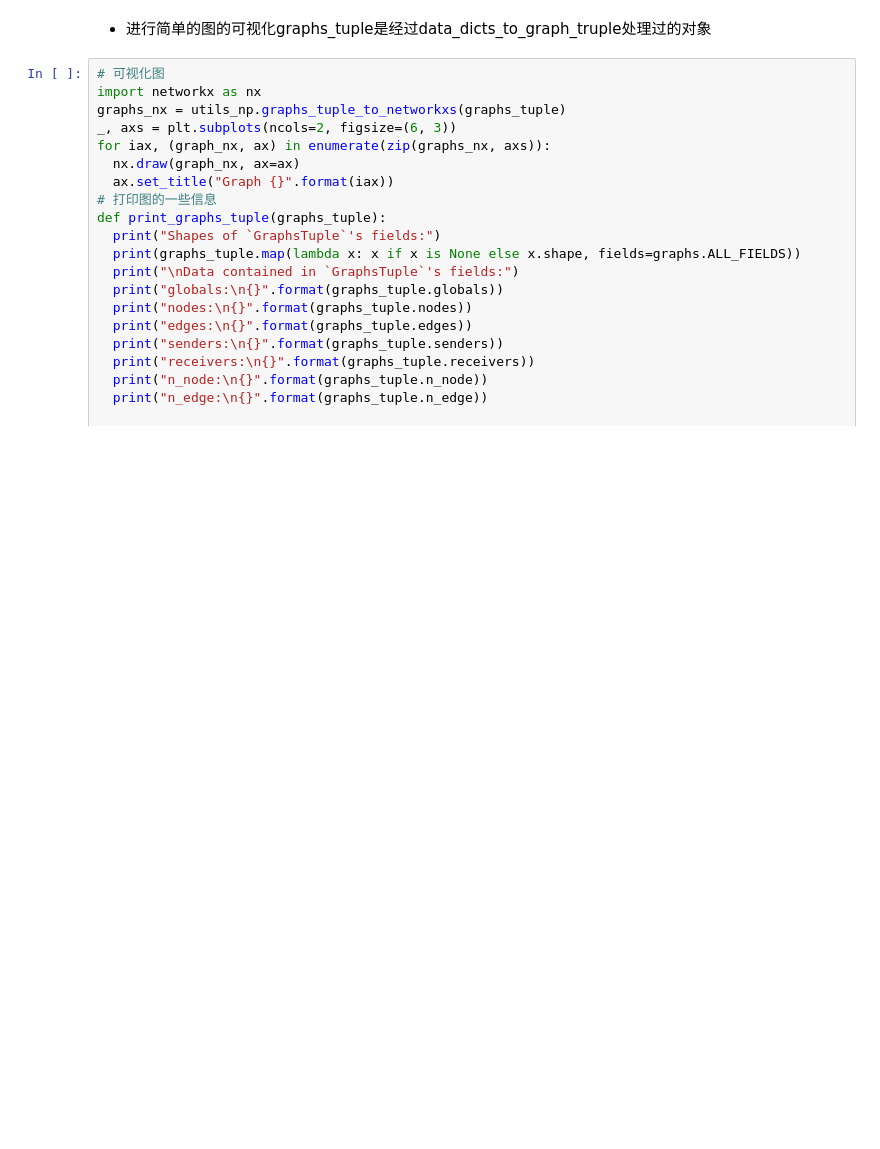
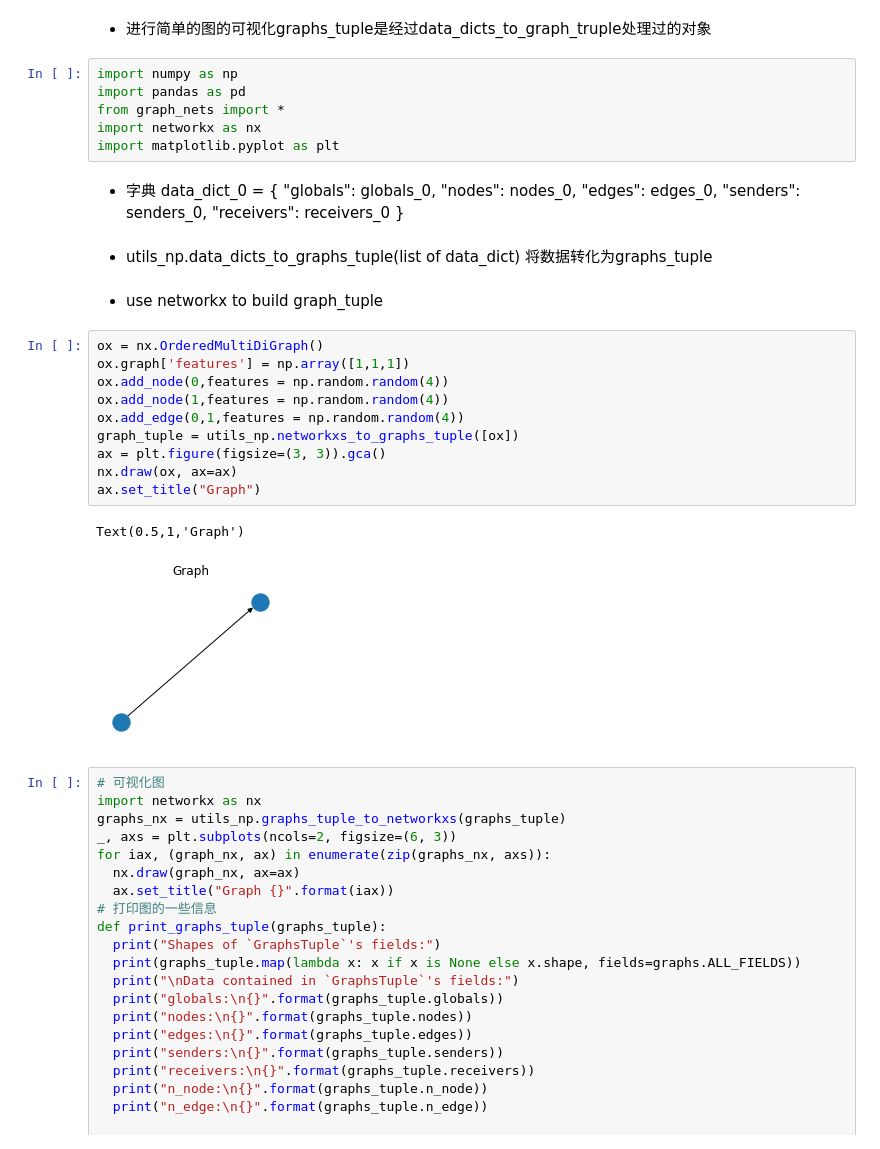
Before and after one commit to ICDI0906/MachineLearning, a Jupyter notebook: papers/GN_lib.ipynb, the cells around one changed output. Cells and saved outputs as stored; diff of their text form; blank space fills up the shorter version.

```diff
--- a/papers/GN_lib.ipynb
+++ b/papers/GN_lib.ipynb
@@ -8,6 +8,38 @@
     - 将节点和边进行拼接，这样索引就会出现偏移。
 # %% [markdown]
 - 进行简单的图的可视化graphs_tuple是经过data_dicts_to_graph_truple处理过的对象
+# %%
+import numpy as np
+import pandas as pd
+from graph_nets import *
+import networkx as nx
+import matplotlib.pyplot as plt
+# %% [markdown]
+- 字典
+data_dict_0 = {
+    "globals": globals_0,
+    "nodes": nodes_0,
+    "edges": edges_0,
+    "senders": senders_0,
+    "receivers": receivers_0
+}
+# %% [markdown]
+- utils_np.data_dicts_to_graphs_tuple(list of data_dict) 将数据转化为graphs_tuple
+# %% [markdown]
+- use networkx to build graph_tuple
+# %%
+ox = nx.OrderedMultiDiGraph()
+ox.graph['features'] = np.array([1,1,1])
+ox.add_node(0,features = np.random.random(4))
+ox.add_node(1,features = np.random.random(4))
+ox.add_edge(0,1,features = np.random.random(4))
+graph_tuple = utils_np.networkxs_to_graphs_tuple([ox])
+ax = plt.figure(figsize=(3, 3)).gca()
+nx.draw(ox, ax=ax)
+ax.set_title("Graph")
+# %% [output]
+Text(0.5,1,'Graph')
+[figure, added]
 # %%
 # 可视化图
 import networkx as nx
```
Also changed, not shown: parts of 15 cells of this notebook.
